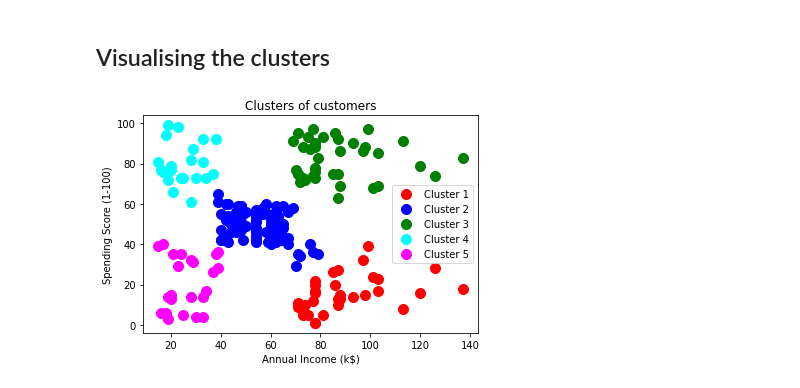
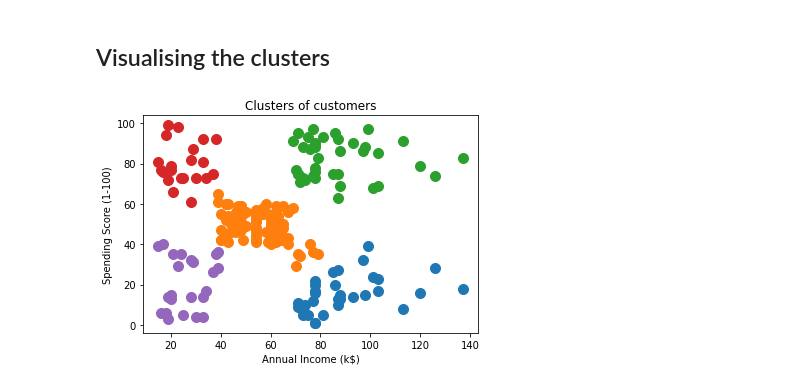
Before and after one commit to Tanbery/MachineLearningAZ, a Jupyter notebook: Part 4 - Clustering/Section 25 - Hierarchical Clustering/Python/hierarchical_clustering_env.ipynb, the cells around one changed output. Drawn from its saved outputs; the diff is of its cells as text; code cells hidden in the pictures.

```diff
--- a/Part 4 - Clustering/Section 25 - Hierarchical Clustering/Python/hierarchical_clustering_env.ipynb
+++ b/Part 4 - Clustering/Section 25 - Hierarchical Clustering/Python/hierarchical_clustering_env.ipynb
@@ -26,15 +33,16 @@ y_hc = hc.fit_predict(X)
 # %% [markdown]
 ## Visualising the clusters
 # %%
-plt.scatter(X[y_hc == 0, 0], X[y_hc == 0, 1], s = 100, c = 'red', label = 'Cluster 1')
-plt.scatter(X[y_hc == 1, 0], X[y_hc == 1, 1], s = 100, c = 'blue', label = 'Cluster 2')
-plt.scatter(X[y_hc == 2, 0], X[y_hc == 2, 1], s = 100, c = 'green', label = 'Cluster 3')
-plt.scatter(X[y_hc == 3, 0], X[y_hc == 3, 1], s = 100, c = 'cyan', label = 'Cluster 4')
-plt.scatter(X[y_hc == 4, 0], X[y_hc == 4, 1], s = 100, c = 'magenta', label = 'Cluster 5')
+for i in range(0,hc.n_clusters):
+    plt.scatter(X[y_hc == i, 0], X[y_hc == i, 1], s = 100,  label = f'Cluster {i}')
+    # plt.scatter(X[y_hc == 1, 0], X[y_hc == 1, 1], s = 100, c = 'blue', label = 'Cluster 2')
+    # plt.scatter(X[y_hc == 2, 0], X[y_hc == 2, 1], s = 100, c = 'green', label = 'Cluster 3')
+    # plt.scatter(X[y_hc == 3, 0], X[y_hc == 3, 1], s = 100, c = 'cyan', label = 'Cluster 4')
+    # plt.scatter(X[y_hc == 4, 0], X[y_hc == 4, 1], s = 100, c = 'magenta', label = 'Cluster 5')
 plt.title('Clusters of customers')
 plt.xlabel('Annual Income (k$)')
 plt.ylabel('Spending Score (1-100)')
-plt.legend()
+# plt.legend()
 plt.show()
 # %% [output]
-[figure, old version]
+[figure, new version]
```
Also changed, not shown: parts of 2 cells of this notebook, 4 other files.
